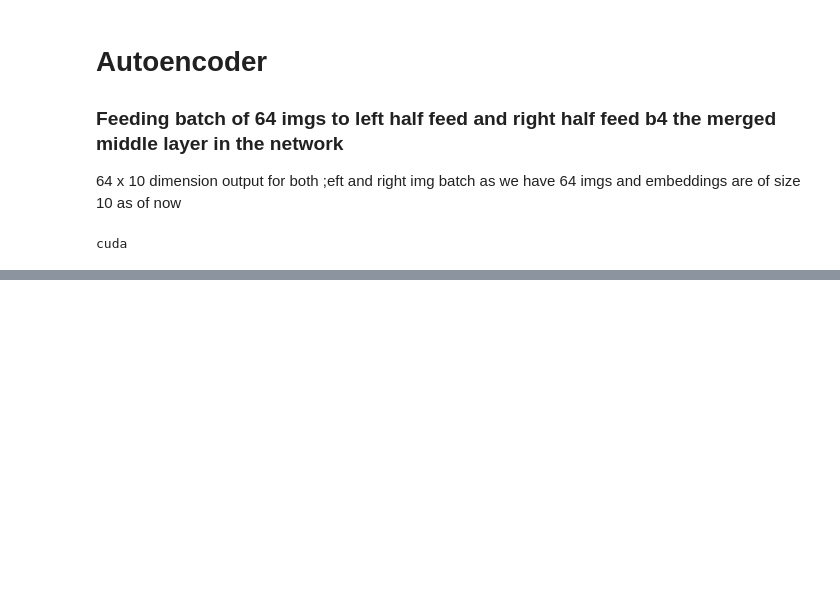
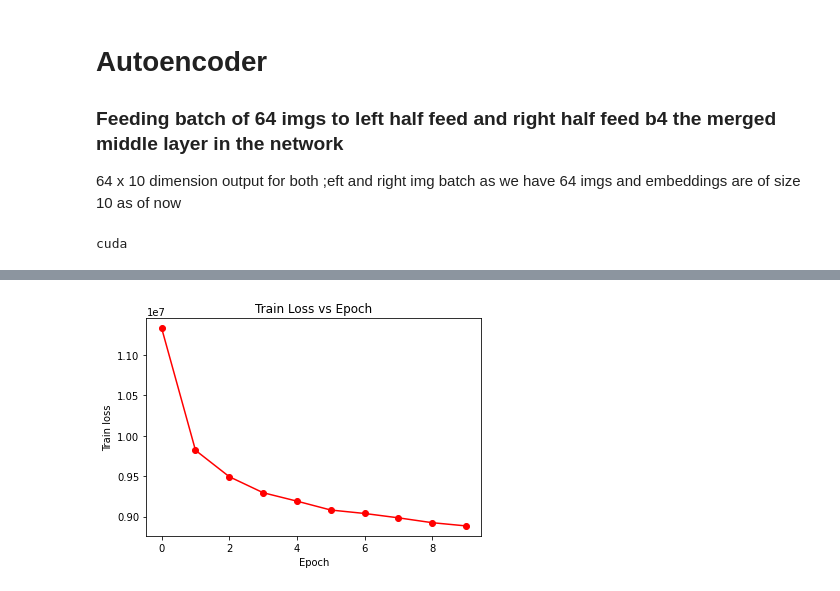
Before and after one commit to prashantdukecyfi/SMAI-CorMCNN-Project, a Jupyter notebook: SMAI_PROJECT_FINAL.ipynb, the cells around one changed output, grey strips where cells are left out. Drawn from its saved outputs; the diff is of its cells as text; code cells hidden in the pictures; blank space fills up the shorter version.

```diff
--- a/SMAI_PROJECT_FINAL.ipynb
+++ b/SMAI_PROJECT_FINAL.ipynb
@@ -313,3 +245,7 @@ NotImplementedError: ignored
+# %%
+plot_loss(train_loss, num_epochs)
+# %% [output]
+[figure, added]
 # %%
 for x in train_loader:
     x = x.to(device=device)
```
Also changed, not shown: parts of 10 cells of this notebook.
